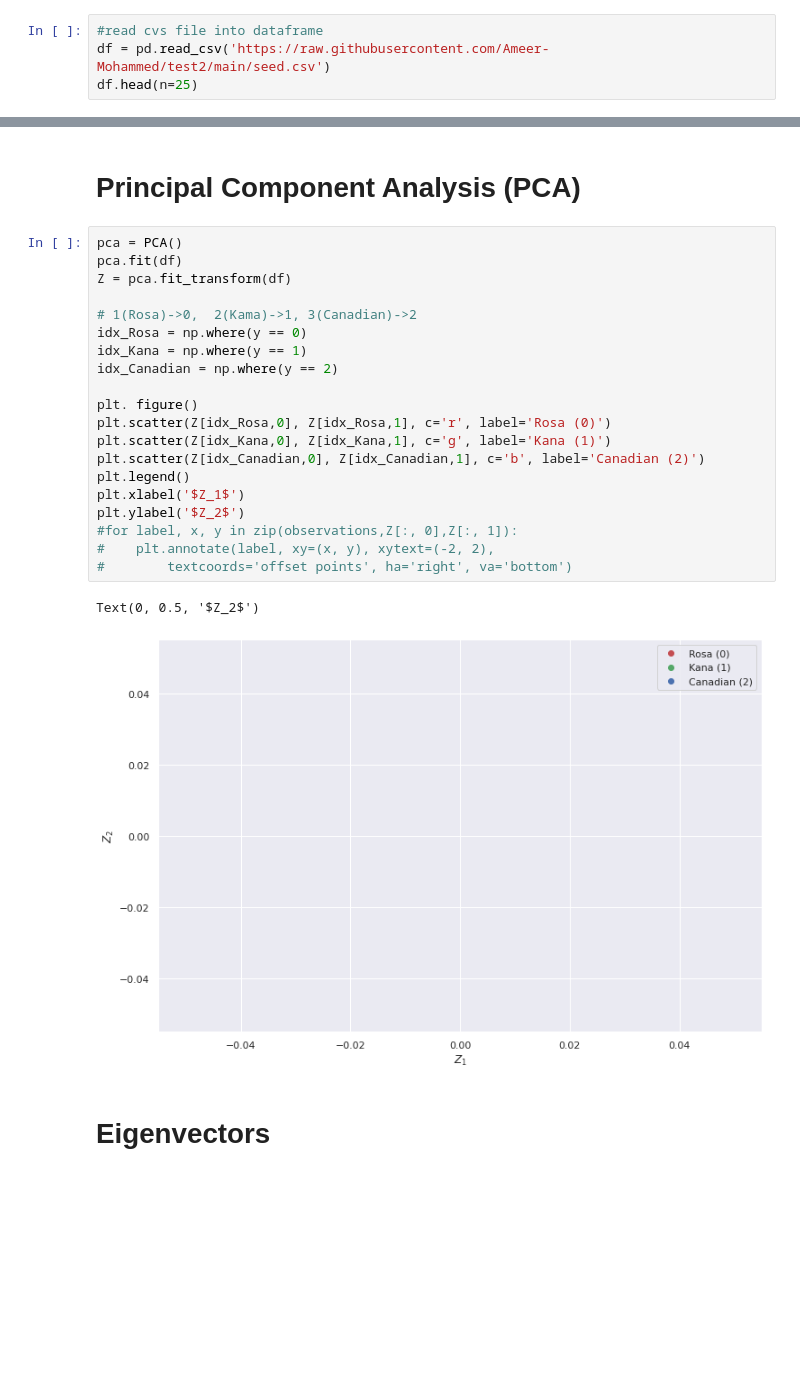
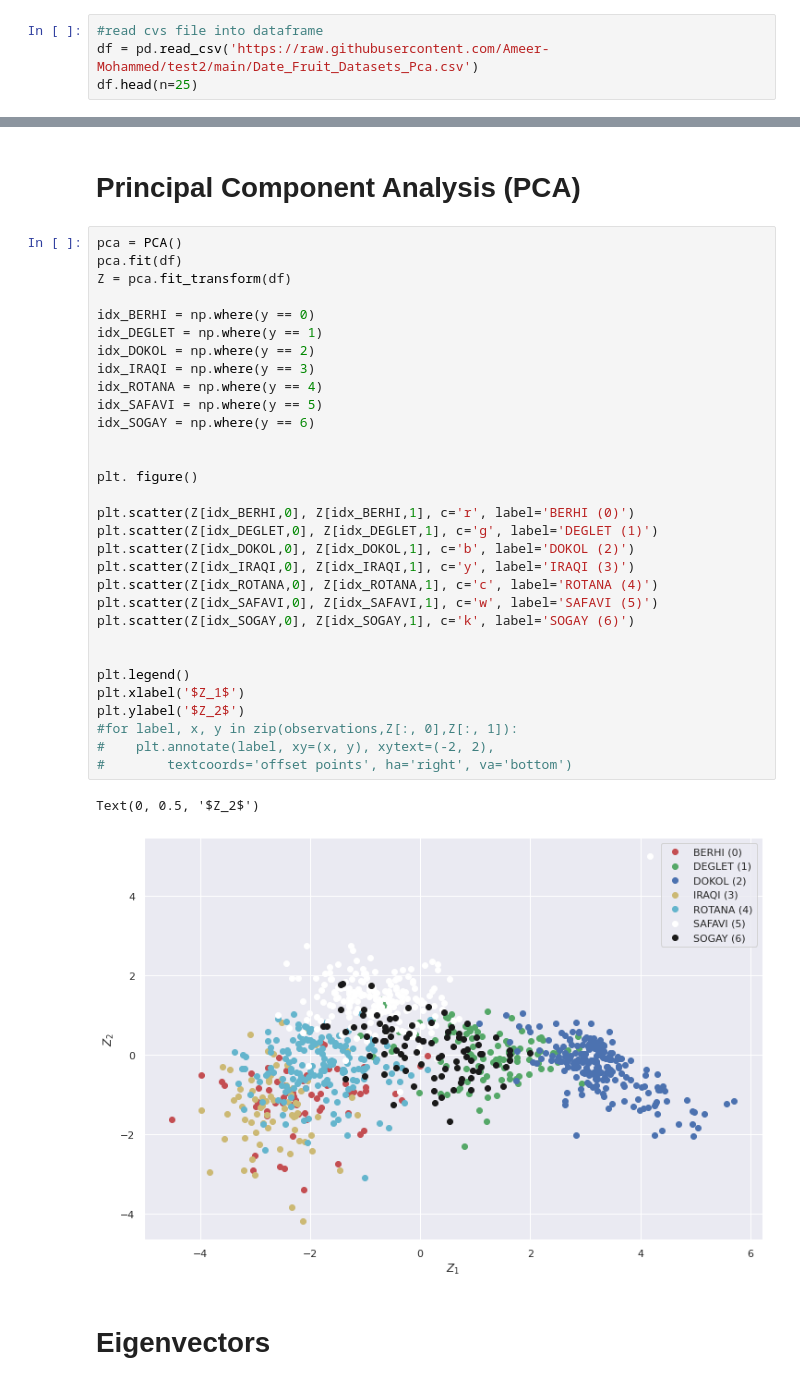
Before and after one commit to Ameer-Mohammed/test2, a Jupyter notebook: Project.ipynb, the cells around one changed output, grey strips where cells are left out. Drawn from its saved outputs; the diff is of its cells as text; blank space fills up the shorter version.

```diff
--- a/Project.ipynb
+++ b/Project.ipynb
@@ -29,7 +29,7 @@ from sklearn.neighbors import KNeighborsClassifier
 from sklearn.tree import DecisionTreeClassifier
 # %%
 #read cvs file into dataframe
-df = pd.read_csv('https://raw.githubusercontent.com/Ameer-Mohammed/test2/main/seed.csv')
+df = pd.read_csv('https://raw.githubusercontent.com/Ameer-Mohammed/test2/main/Date_Fruit_Datasets_Pca.csv')
 df.head(n=25)
 # %% [output]
 |  | AREA | PERIMETER | MAJOR_AXIS | MINOR_AXIS | ECCENTRICITY | EQDIASQ | SOLIDITY | CONVEX_AREA | Class |
@@ -191,26 +191,37 @@ ax.set_xticklabels(ax.get_xticklabels(),rotation=0);
 # %%
 pca = PCA()
 pca.fit(df)
 Z = pca.fit_transform(df)
 
-# 1(Rosa)->0,  2(Kama)->1, 3(Canadian)->2
-idx_Rosa = np.where(y == 0)
-idx_Kana = np.where(y == 1)
-idx_Canadian = np.where(y == 2)
+idx_BERHI = np.where(y == 0)
+idx_DEGLET = np.where(y == 1)
+idx_DOKOL = np.where(y == 2)
+idx_IRAQI = np.where(y == 3)
+idx_ROTANA = np.where(y == 4)
+idx_SAFAVI = np.where(y == 5)
+idx_SOGAY = np.where(y == 6)
+
 
 plt. figure()
-plt.scatter(Z[idx_Rosa,0], Z[idx_Rosa,1], c='r', label='Rosa (0)')
-plt.scatter(Z[idx_Kana,0], Z[idx_Kana,1], c='g', label='Kana (1)')
-plt.scatter(Z[idx_Canadian,0], Z[idx_Canadian,1], c='b', label='Canadian (2)')
+
+plt.scatter(Z[idx_BERHI,0], Z[idx_BERHI,1], c='r', label='BERHI (0)')
+plt.scatter(Z[idx_DEGLET,0], Z[idx_DEGLET,1], c='g', label='DEGLET (1)')
+plt.scatter(Z[idx_DOKOL,0], Z[idx_DOKOL,1], c='b', label='DOKOL (2)')
+plt.scatter(Z[idx_IRAQI,0], Z[idx_IRAQI,1], c='y', label='IRAQI (3)')
+plt.scatter(Z[idx_ROTANA,0], Z[idx_ROTANA,1], c='c', label='ROTANA (4)')
+plt.scatter(Z[idx_SAFAVI,0], Z[idx_SAFAVI,1], c='w', label='SAFAVI (5)')
+plt.scatter(Z[idx_SOGAY,0], Z[idx_SOGAY,1], c='k', label='SOGAY (6)')
+
+
 plt.legend()
 plt.xlabel('$Z_1$')
 plt.ylabel('$Z_2$')
 #for label, x, y in zip(observations,Z[:, 0],Z[:, 1]):
 #    plt.annotate(label, xy=(x, y), xytext=(-2, 2),
 #        textcoords='offset points', ha='right', va='bottom')
 # %% [output]
 Text(0, 0.5, '$Z_2$')
-[figure, old version]
+[figure, new version]
 # %% [markdown]
 # Eigenvectors
 # %%
```
Also changed, not shown: parts of 4 cells of this notebook.
